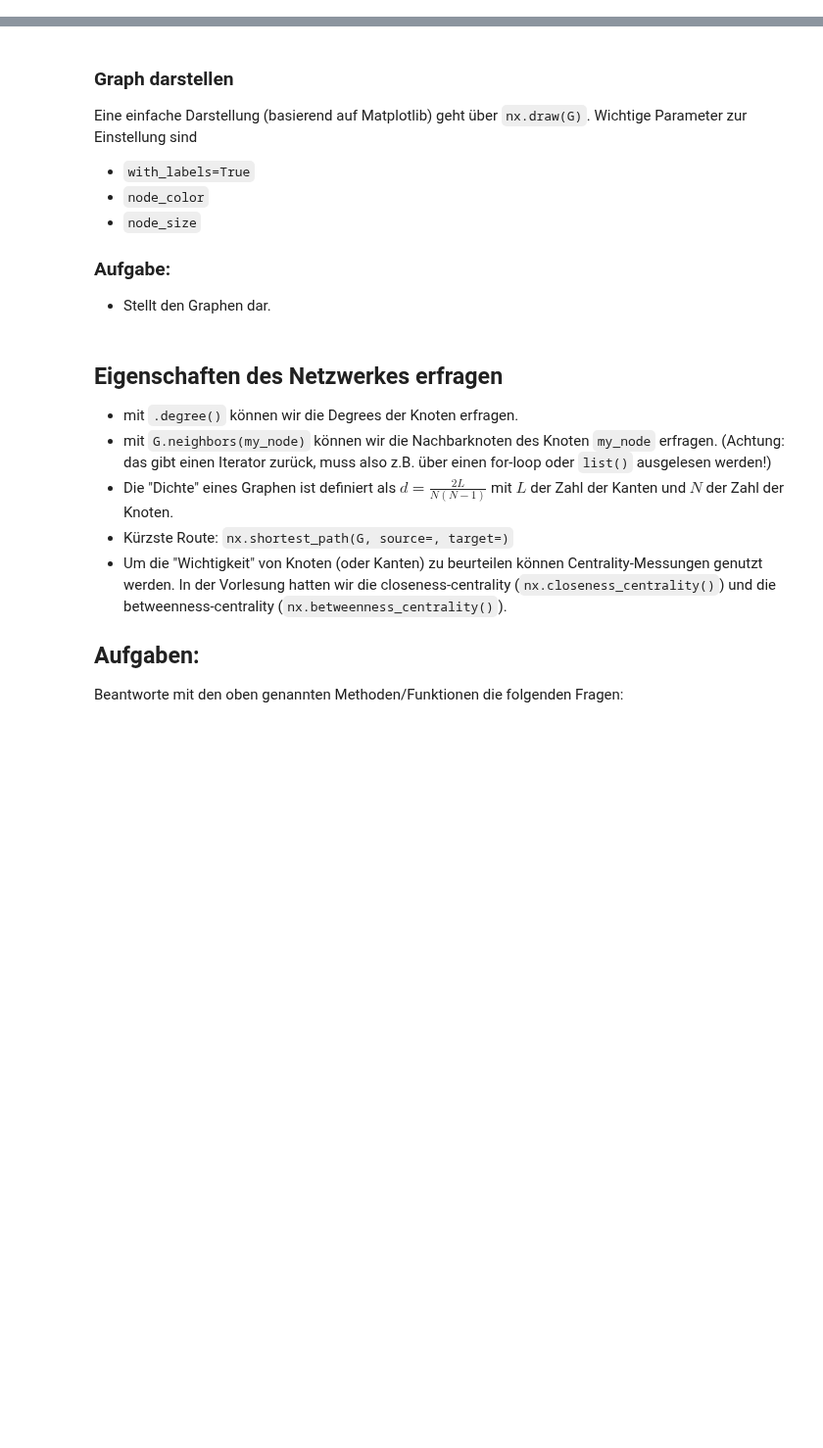
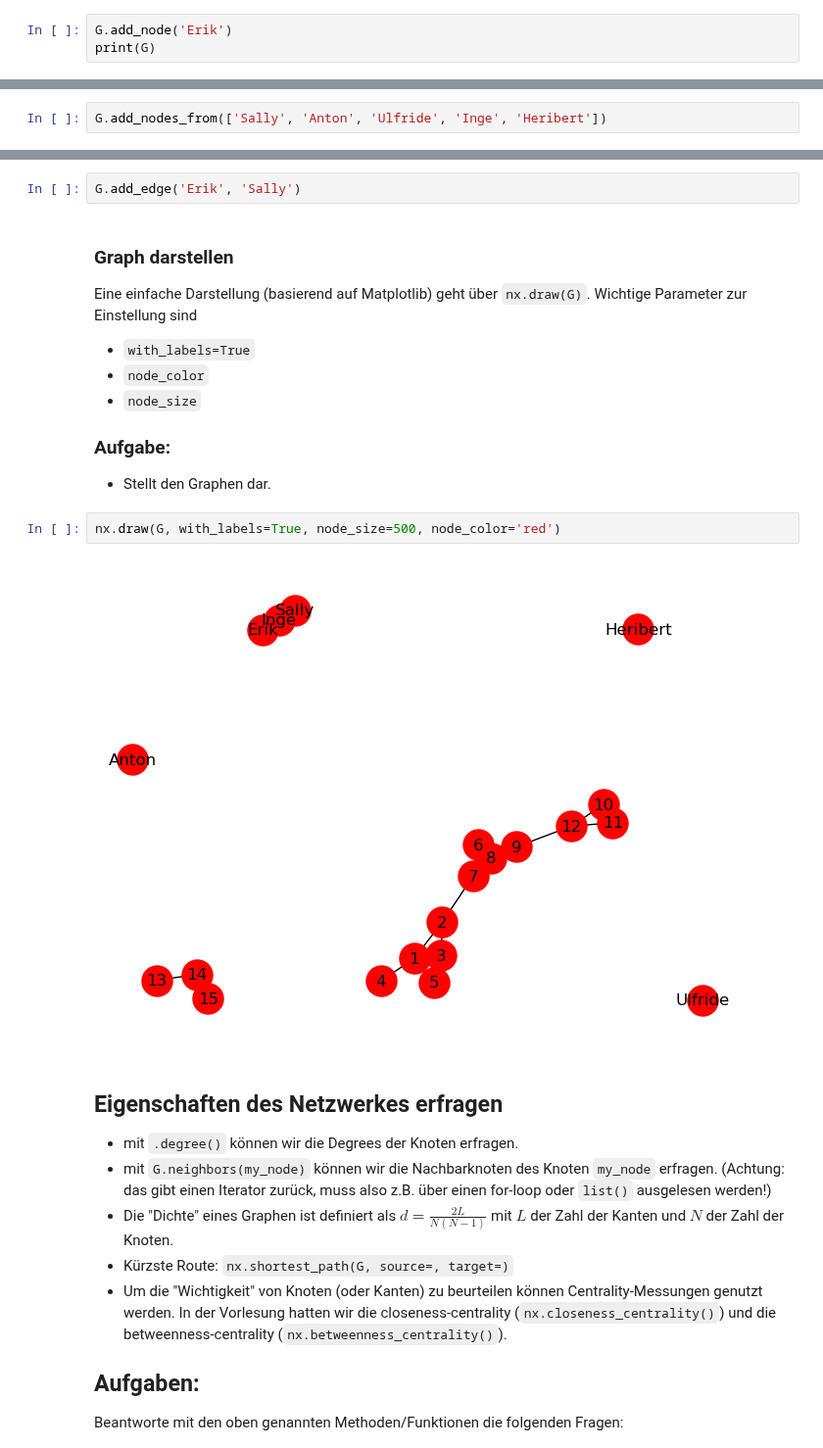
Before and after one commit to Knerten0815/data_science_course, a Jupyter notebook: notebooks/Moodle notebooks/praktikum_10_graphs_vorlage.ipynb, the cells around one changed output, grey strips where cells are left out. Shown at 98% size. Cells and saved outputs as stored; diff of their text form; blank space fills up the shorter version.

```diff
--- a/notebooks/Moodle notebooks/praktikum_10_graphs_vorlage.ipynb
+++ b/notebooks/Moodle notebooks/praktikum_10_graphs_vorlage.ipynb
@@ -37,3 +37,6 @@ G
 - einzeln mit `.add_node(...)` einen Knoten `"Erik"` zum Graphen hinzufügen.
 
 - eine Liste mit 5 weiteren Knoten mit `.add_nodes_from(["Sally", ...])` hinzufügen. Weitere Namen können selbst ausgedacht werden ...
+# %%
+G.add_node('Erik')
+print(G)
@@ -40,7 +45,11 @@ G
+# %%
+G.add_nodes_from(['Sally', 'Anton', 'Ulfride', 'Inge', 'Heribert'])
 # %% [markdown]
 ### Kanten hinzufügen
 - einzeln mit `.add_edge("Erik", "Sally")` eine Kante zwischen Erik und Sally hinzufügen
 - eine Liste mit mindestens 5 weiteren Kanten mit `.add_edges_from([...])` zum Graphen hinzufügen
+# %%
+G.add_edge('Erik', 'Sally')
 # %% [markdown]
 ### Graph darstellen
 
@@ -52,6 +61,10 @@ Wichtige Parameter zur Einstellung sind
 
 ### Aufgabe:
 - Stellt den Graphen dar.
+# %%
+nx.draw(G, with_labels=True, node_size=500, node_color='red')
+# %% [output]
+[figure, added]
 # %% [markdown]
 ## Eigenschaften des Netzwerkes erfragen
 
```
Also changed, not shown: parts of 15 cells of this notebook.
